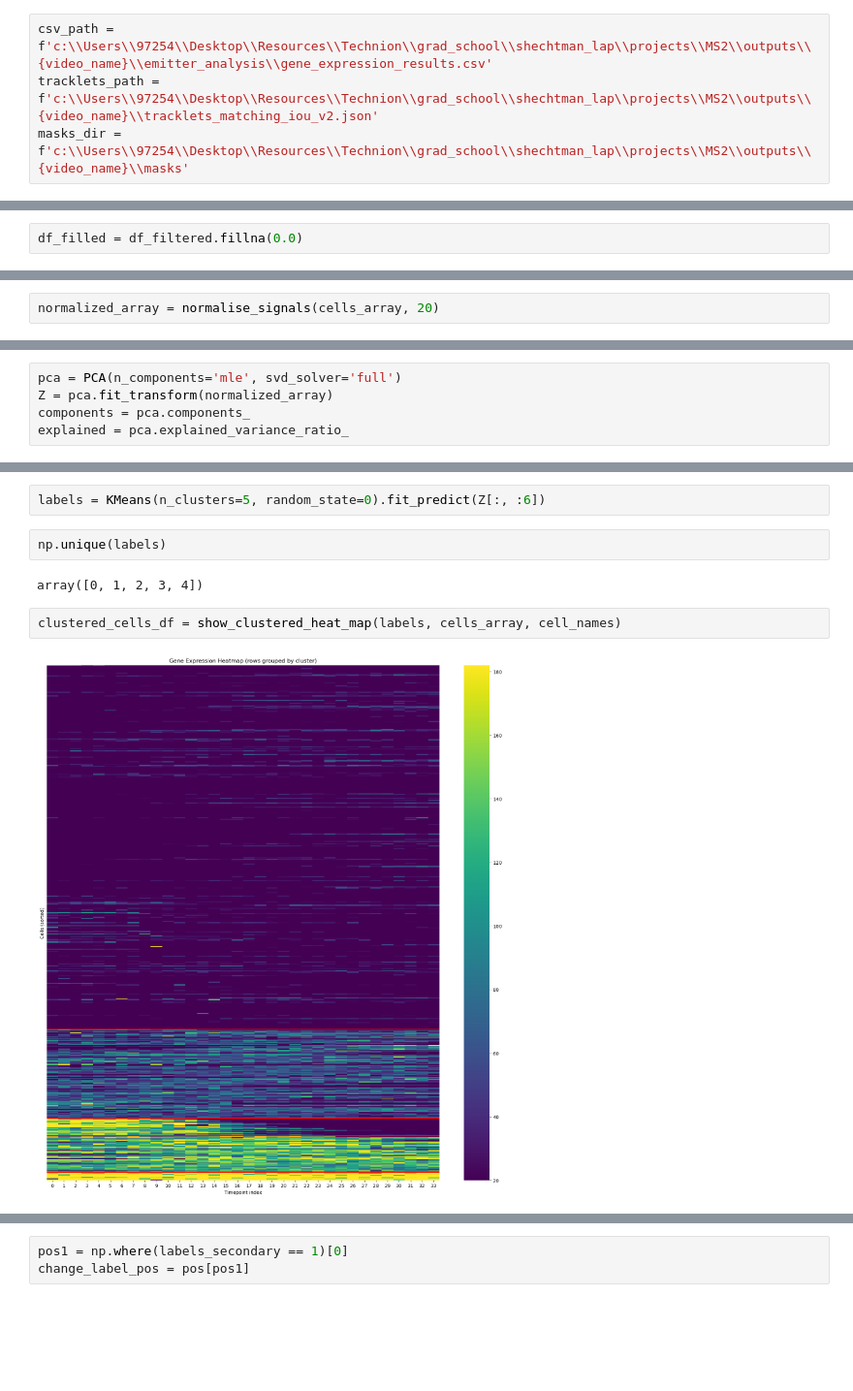
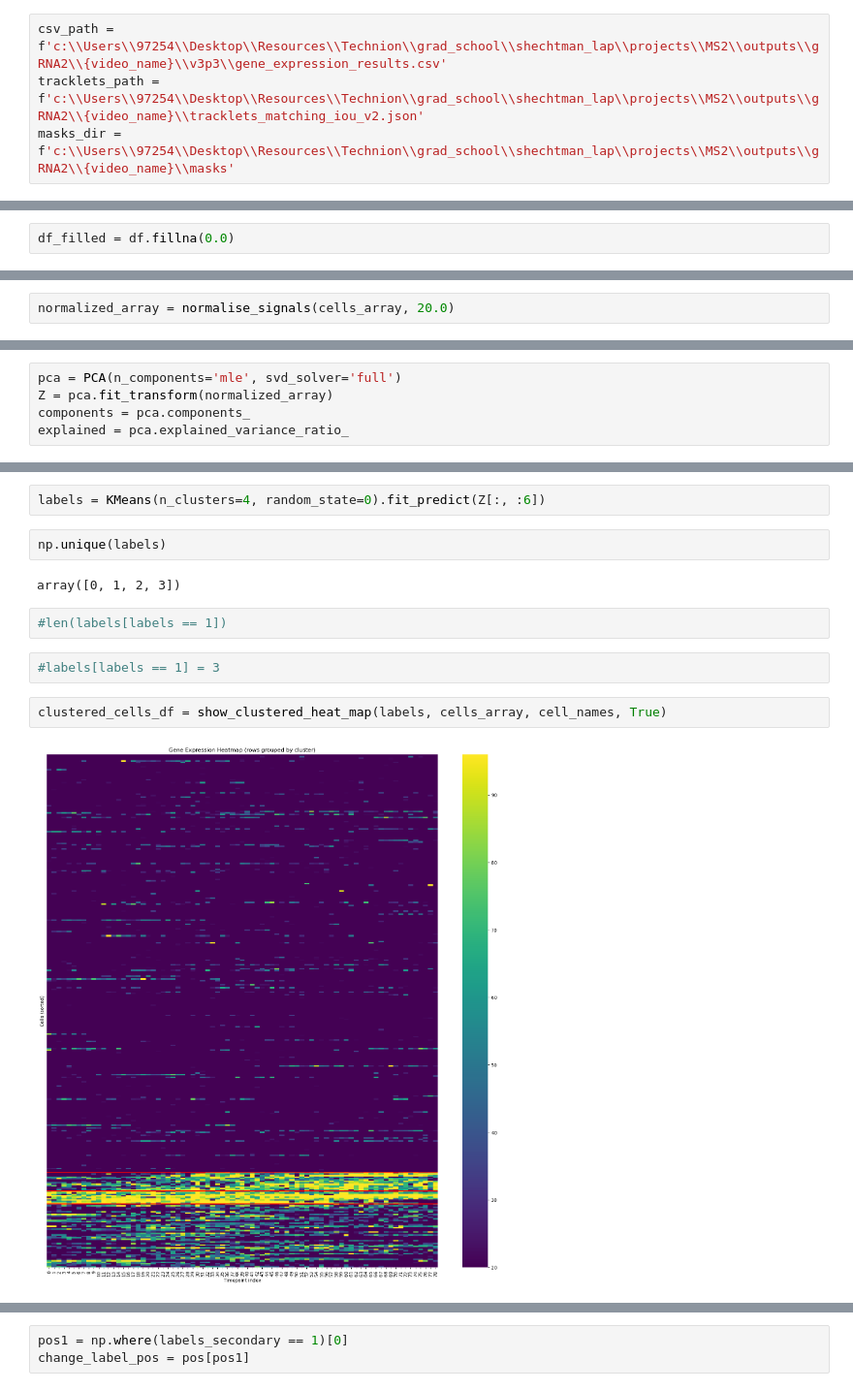
Before and after one commit to Omergottlieb33/MS2, a Jupyter notebook: notebooks/gene_expression_analysis.ipynb, the cells around one changed output, grey strips where cells are left out. Shown at 97% size. Drawn from its saved outputs; the diff is of its cells as text; blank space fills up the shorter version.

Commit message:
-notebook analysis example -bug fix

```diff
--- a/notebooks/gene_expression_analysis.ipynb
+++ b/notebooks/gene_expression_analysis.ipynb
@@ -444,8 +453,8 @@ video_name = 'gRNA_4_26.02.25-st_14_A1_A4---'
 tracklet_length = 1
 # %%
-csv_path = f'c:\\Users\\97254\\Desktop\\Resources\\Technion\\grad_school\\shechtman_lap\\projects\\MS2\\outputs\\{video_name}\\emitter_analysis\\gene_expression_results.csv'
-tracklets_path = f'c:\\Users\\97254\\Desktop\\Resources\\Technion\\grad_school\\shechtman_lap\\projects\\MS2\\outputs\\{video_name}\\tracklets_matching_iou_v2.json'
-masks_dir = f'c:\\Users\\97254\\Desktop\\Resources\\Technion\\grad_school\\shechtman_lap\\projects\\MS2\\outputs\\{video_name}\\masks'
+csv_path = f'c:\\Users\\97254\\Desktop\\Resources\\Technion\\grad_school\\shechtman_lap\\projects\\MS2\\outputs\\gRNA2\\{video_name}\\v3p3\\gene_expression_results.csv'
+tracklets_path = f'c:\\Users\\97254\\Desktop\\Resources\\Technion\\grad_school\\shechtman_lap\\projects\\MS2\\outputs\\gRNA2\\{video_name}\\tracklets_matching_iou_v2.json'
+masks_dir = f'c:\\Users\\97254\\Desktop\\Resources\\Technion\\grad_school\\shechtman_lap\\projects\\MS2\\outputs\\gRNA2\\{video_name}\\masks'
 # %%
 df = pd.read_csv(csv_path)
 # %%
@@ -531,7 +551,7 @@ plt.show()
 # %% [markdown]
 ### Gene Clustering
 # %%
-df_filled = df_filtered.fillna(0.0)
+df_filled = df.fillna(0.0)
 # %%
 cells_array = df_filled.drop(
     columns=['timepoint'], errors='ignore').to_numpy()[:-1, :].T
@@ -559,5 +579,5 @@ plt.show()
 # %%
-normalized_array = normalise_signals(cells_array, 20)
+normalized_array = normalise_signals(cells_array, 20.0)
 # %% [markdown]
 #### PCA K means
 # %%
@@ -599,13 +619,17 @@ plt.show()
 # %%
-labels = KMeans(n_clusters=5, random_state=0).fit_predict(Z[:, :6])
+labels = KMeans(n_clusters=4, random_state=0).fit_predict(Z[:, :6])
 # %%
 np.unique(labels)
 # %% [output]
-array([0, 1, 2, 3, 4])
+array([0, 1, 2, 3])
+# %%
+#len(labels[labels == 1])
+# %%
+#labels[labels == 1] = 3
 # %%
-clustered_cells_df = show_clustered_heat_map(labels, cells_array, cell_names)
+clustered_cells_df = show_clustered_heat_map(labels, cells_array, cell_names, True)
 # %% [output]
-[figure, old version]
+[figure, new version]
 # %%
 labels = labels + 1  # make labels 1-based
 labels
```
Also changed, not shown: parts of 74 cells of this notebook, 2 other files.
